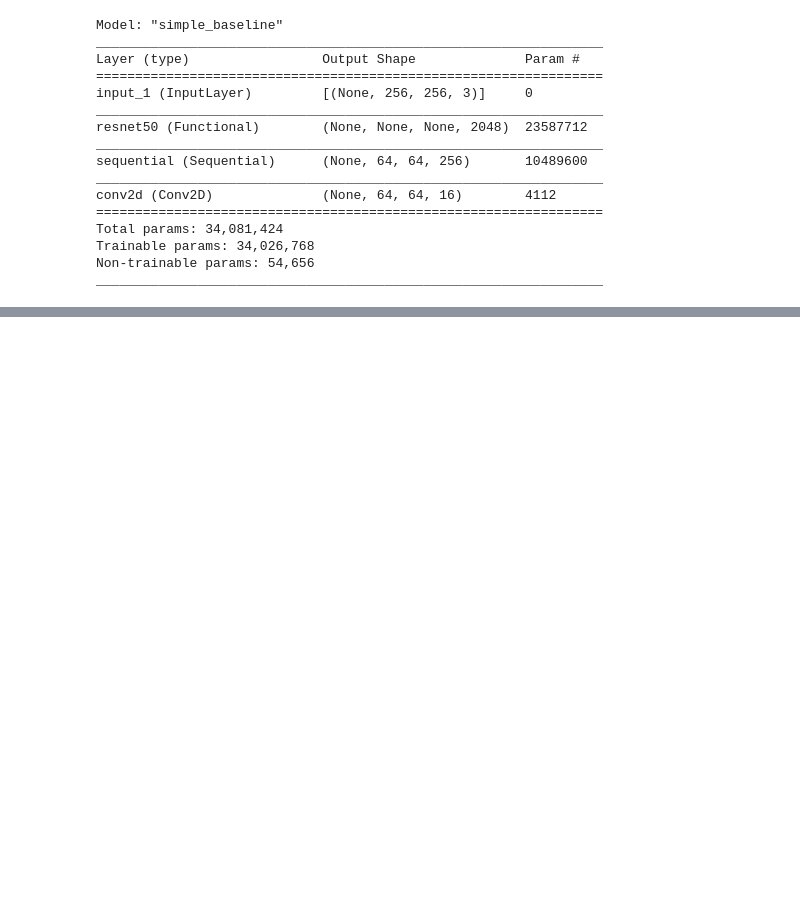
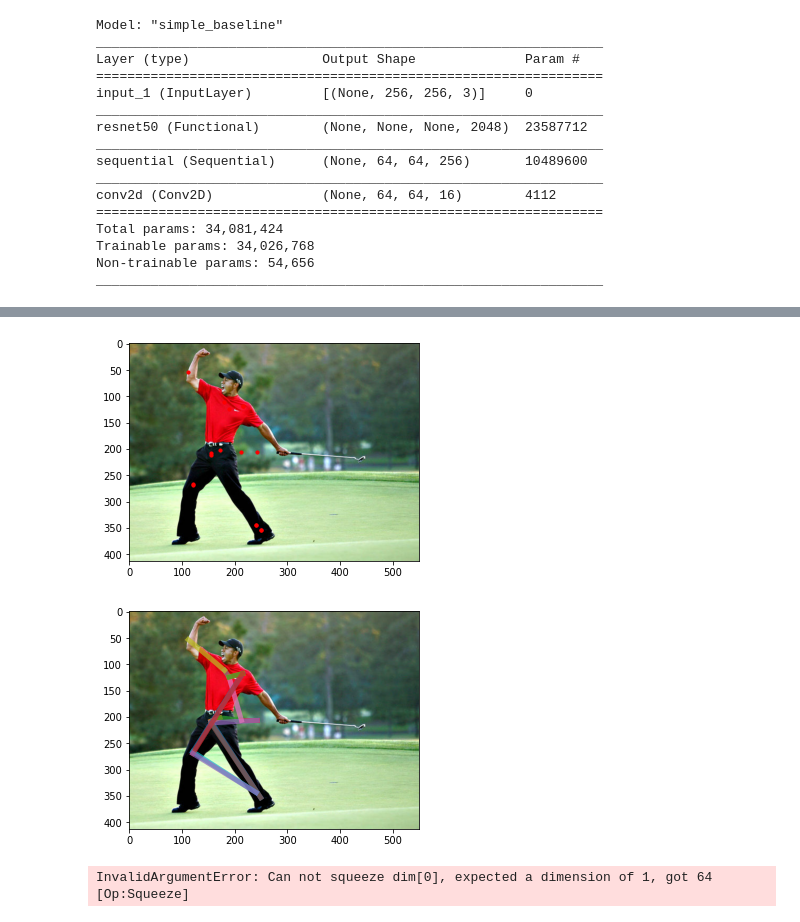
Before and after one commit to 7eta/Aiffel_Archive, a Jupyter notebook: PoseEstimation/PoseEstimation.ipynb, the cells around one changed output, grey strips where cells are left out. Drawn from its saved outputs; the diff is of its cells as text; code cells hidden in the pictures; blank space fills up the shorter version.

```diff
--- a/PoseEstimation/PoseEstimation.ipynb
+++ b/PoseEstimation/PoseEstimation.ipynb
@@ -751,0 +842,57 @@ Trained batch 318 batch loss 0.364847273 epoch total loss 0.37653324
+# %%
+def predict(image_path):
+    encoded = tf.io.read_file(image_path)
+    image = tf.io.decode_jpeg(encoded)
+    inputs = tf.image.resize(image, (256, 256))
+    inputs = tf.cast(inputs, tf.float32) / 127.5 - 1
+    inputs = tf.expand_dims(inputs, 0)
+    outputs = model(inputs, training=False)
+    heatmap = tf.squeeze(outputs[-1], axis=0).numpy()
+    kp = extract_keypoints_from_heatmap(heatmap)
+    return image, kp
+# %%
+def draw_keypoints_on_image(image, keypoints, index=None):
+    fig,ax = plt.subplots(1)
+    ax.imshow(image)
+    joints = []
+    for i, joint in enumerate(keypoints):
+        joint_x = joint[0] * image.shape[1]
+        joint_y = joint[1] * image.shape[0]
+        if index is not None and index != i:
+            continue
+        plt.scatter(joint_x, joint_y, s=10, c='red', marker='o')
+    plt.show()
+
+def draw_skeleton_on_image(image, keypoints, index=None):
+    fig,ax = plt.subplots(1)
+    ax.imshow(image)
+    joints = []
+    for i, joint in enumerate(keypoints):
+        joint_x = joint[0] * image.shape[1]
+        joint_y = joint[1] * image.shape[0]
+        joints.append((joint_x, joint_y))
+
+    for bone in MPII_BONES:
+        joint_1 = joints[bone[0]]
+        joint_2 = joints[bone[1]]
+        plt.plot([joint_1[0], joint_2[0]], [joint_1[1], joint_2[1]], linewidth=5, alpha=0.7)
+    plt.show()
+# %%
+PROJECT_PATH = os.getenv('HOME') + '/aiffel/mpii'
+IMG_PATH = os.path.join(PROJECT_PATH, 'test_image.jpg')
+
+image, keypoints = predict(IMG_PATH)
+draw_keypoints_on_image(image, keypoints)
+draw_skeleton_on_image(image, keypoints)
+# %% [output]
+[figure, added]
+[figure, added]
+# %%
+PROJECT_PATH = os.getenv('HOME') + '/aiffel/mpii'
+IMG_PATH = os.path.join(PROJECT_PATH, 'test_image.jpg')
+
+image, keypoints = predict(IMG_PATH)
+draw_keypoints_on_image(image, keypoints)
+draw_skeleton_on_image(image, keypoints)
+# %% [output]
+InvalidArgumentError: Can not squeeze dim[0], expected a dimension of 1, got 64 [Op:Squeeze]
```
Also changed, not shown: parts of 7 cells of this notebook, 1 other file.
